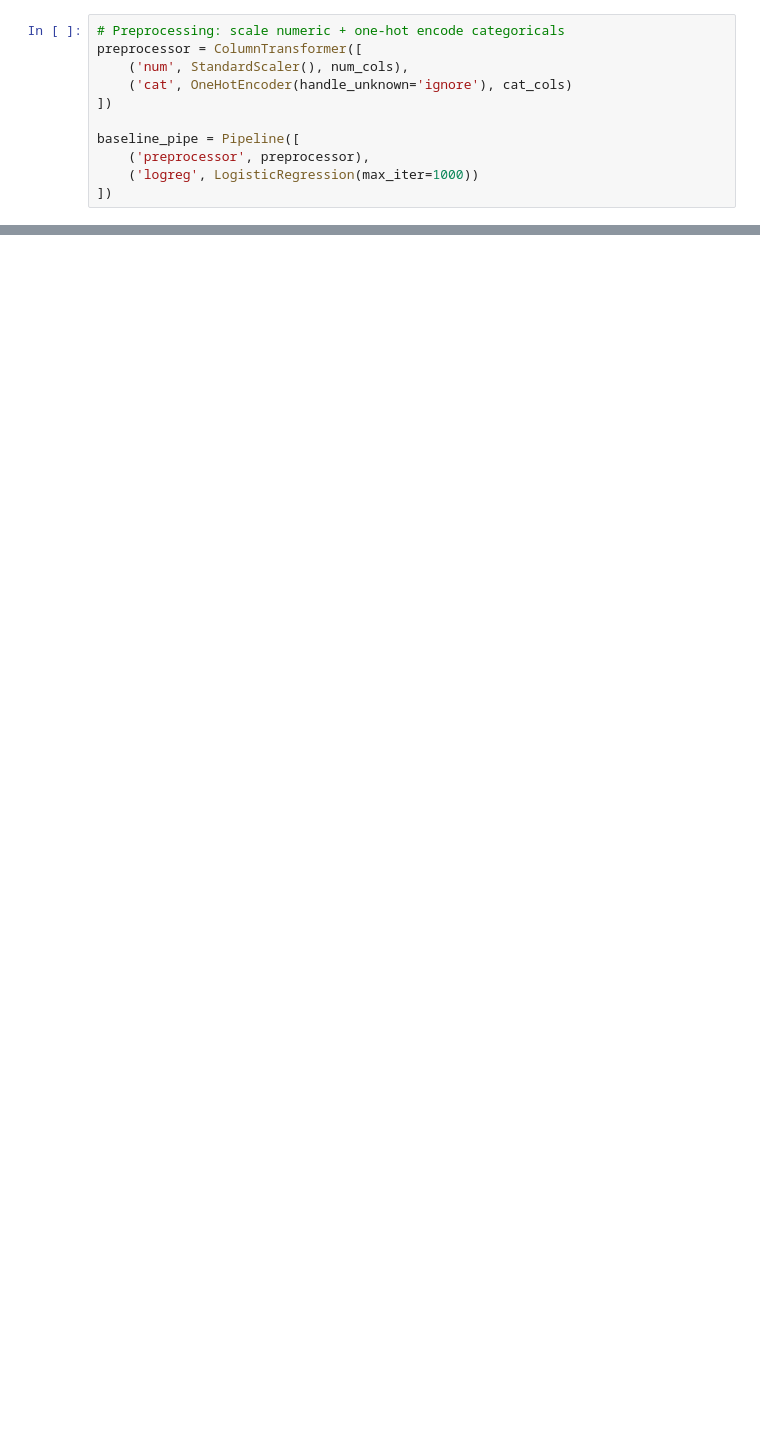
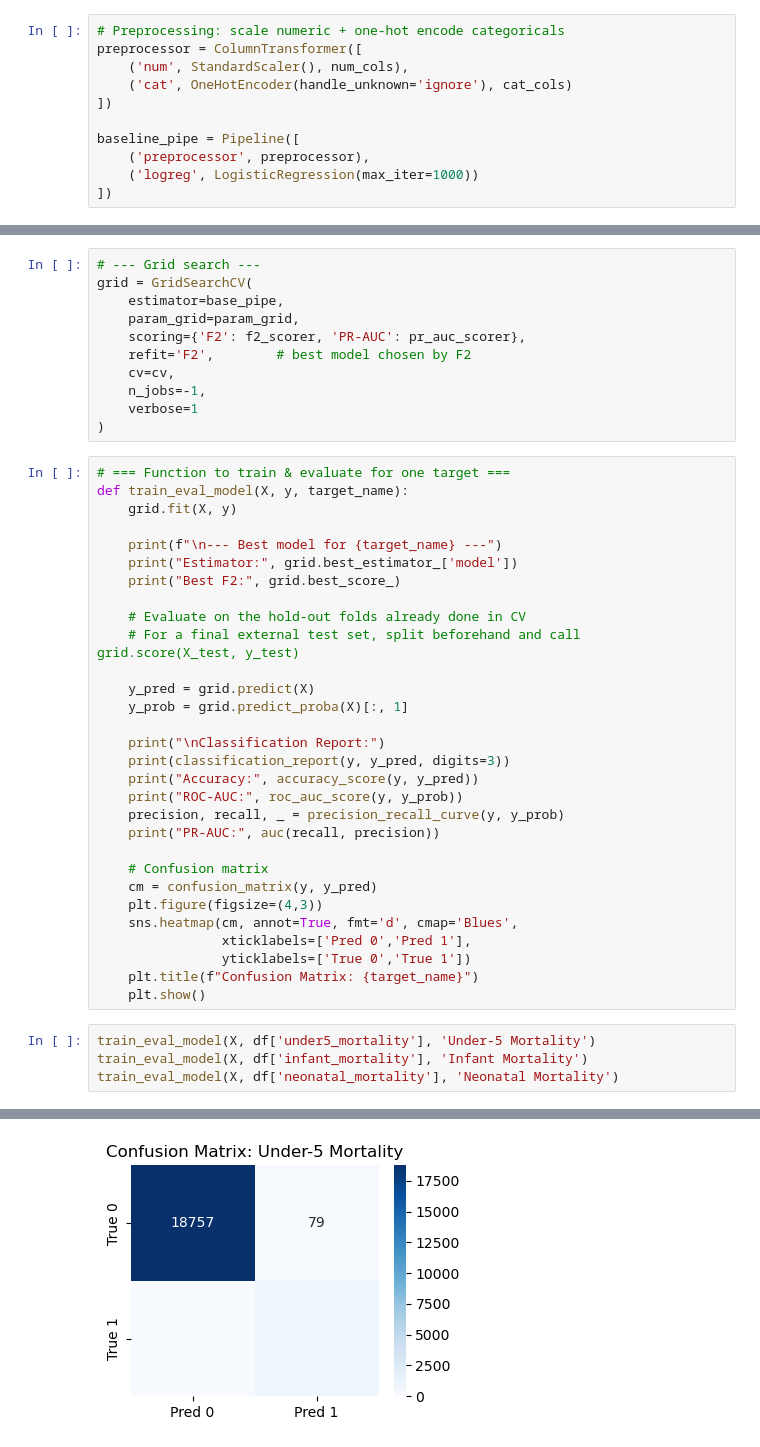
Before and after one commit to tingly-amua/Under5-Mortality-Model, a Jupyter notebook: Modelling.ipynb, the cells around one changed output, grey strips where cells are left out. Saved outputs shown, nothing was run; the diff lists cells and outputs as text; blank space fills up the shorter version.

Commit message:
Build models Logistic Regression with SMOTE, Random Forest, Gradient Boosting, XGBoost

```diff
--- a/Modelling.ipynb
+++ b/Modelling.ipynb
@@ -186,0 +376,46 @@ weighted avg       1.00      1.00      1.00      3906
+# %%
+# --- Grid search ---
+grid = GridSearchCV(
+    estimator=base_pipe,
+    param_grid=param_grid,
+    scoring={'F2': f2_scorer, 'PR-AUC': pr_auc_scorer},
+    refit='F2',        # best model chosen by F2
+    cv=cv,
+    n_jobs=-1,
+    verbose=1
+)
+# %%
+# === Function to train & evaluate for one target ===
+def train_eval_model(X, y, target_name):
+    grid.fit(X, y)
+
+    print(f"\n--- Best model for {target_name} ---")
+    print("Estimator:", grid.best_estimator_['model'])
+    print("Best F2:", grid.best_score_)
+
+    # Evaluate on the hold-out folds already done in CV
+    # For a final external test set, split beforehand and call grid.score(X_test, y_test)
+
+    y_pred = grid.predict(X)
+    y_prob = grid.predict_proba(X)[:, 1]
+
+    print("\nClassification Report:")
+    print(classification_report(y, y_pred, digits=3))
+    print("Accuracy:", accuracy_score(y, y_pred))
+    print("ROC-AUC:", roc_auc_score(y, y_prob))
+    precision, recall, _ = precision_recall_curve(y, y_prob)
+    print("PR-AUC:", auc(recall, precision))
+
+    # Confusion matrix
+    cm = confusion_matrix(y, y_pred)
+    plt.figure(figsize=(4,3))
+    sns.heatmap(cm, annot=True, fmt='d', cmap='Blues',
+                xticklabels=['Pred 0','Pred 1'],
+                yticklabels=['True 0','True 1'])
+    plt.title(f"Confusion Matrix: {target_name}")
+    plt.show()
+# %%
+train_eval_model(X, df['under5_mortality'], 'Under-5 Mortality')
+train_eval_model(X, df['infant_mortality'], 'Infant Mortality')
+train_eval_model(X, df['neonatal_mortality'], 'Neonatal Mortality')
+# %% [output]
@@ -186,0 +441 @@ weighted avg       1.00      1.00      1.00      3906
+[figure, added]
```
Also changed, not shown: parts of 22 cells of this notebook, 1 other file.
